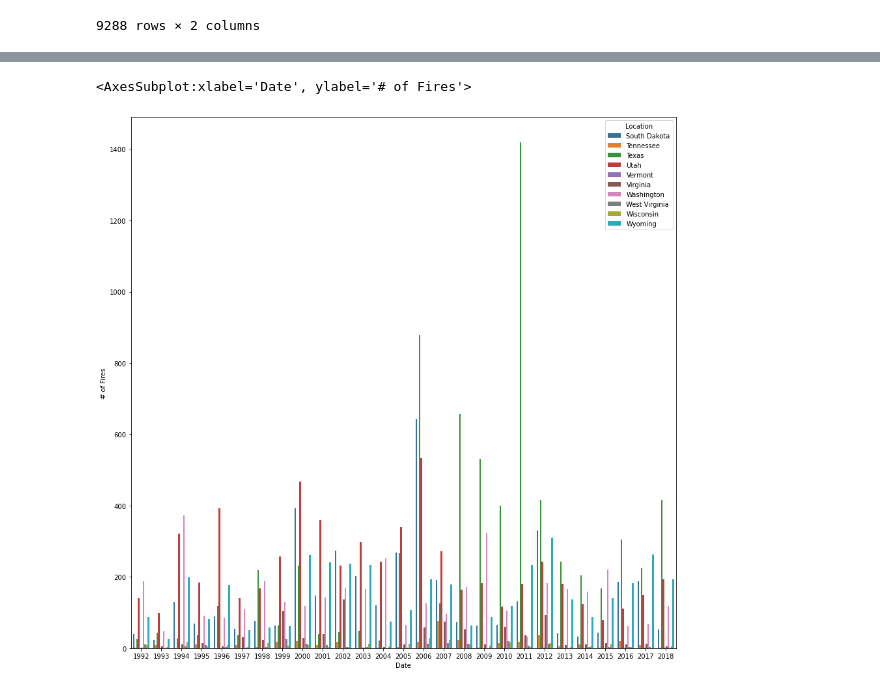
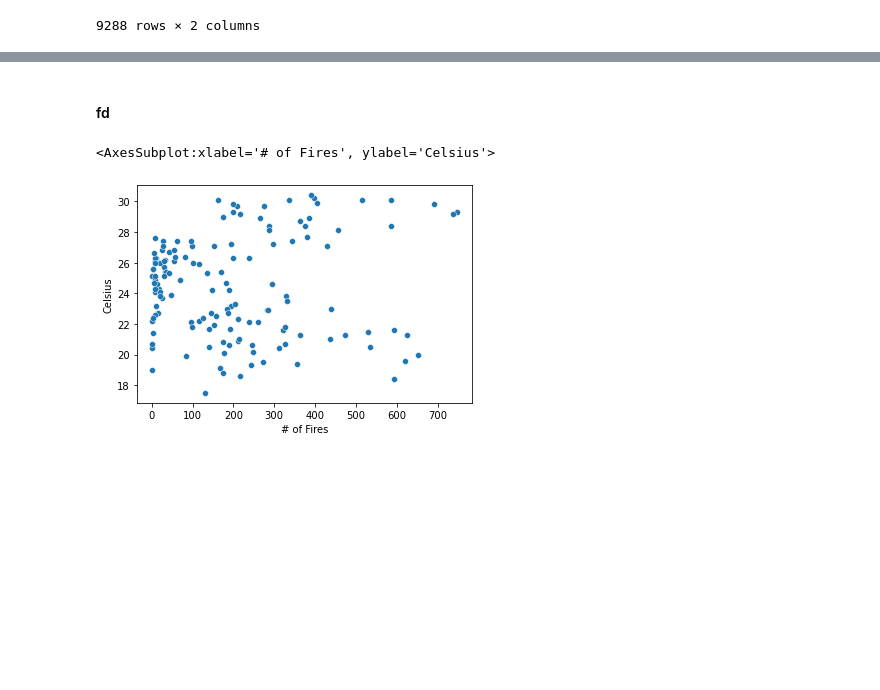
Before and after one commit to data301-2021-summer2/project-group41-project, a Jupyter notebook: analysis/brandon/Initial Wrangling.ipynb, the cells around one changed output, grey strips where cells are left out. Drawn from its saved outputs; the diff is of its cells as text; code cells hidden in the pictures; blank space fills up the shorter version.

Commit message:
pushing before adding data to processed folder

```diff
--- a/analysis/brandon/Initial Wrangling.ipynb
+++ b/analysis/brandon/Initial Wrangling.ipynb
@@ -438,7 +394,7 @@ sns.barplot(x='Date', y='# of Fires', data = dffinal3, hue = 'Location')
-# %%
-size = (15, 15)
-fig, ax = plt.subplots(figsize=size)
-sns.barplot(x='Date', y='# of Fires', data = dffinal4, hue = 'Location')
-# %% [output]
-<AxesSubplot:xlabel='Date', ylabel='# of Fires'>
-[figure, removed]
+# %% [markdown]
+#### fd
+# %%
+sns.scatterplot(x='# of Fires', y='Celsius',data = dffinal1)
+# %% [output]
+<AxesSubplot:xlabel='# of Fires', ylabel='Celsius'>
+[figure, added]
```
Also changed, not shown: parts of 18 cells of this notebook, 4 other files.
